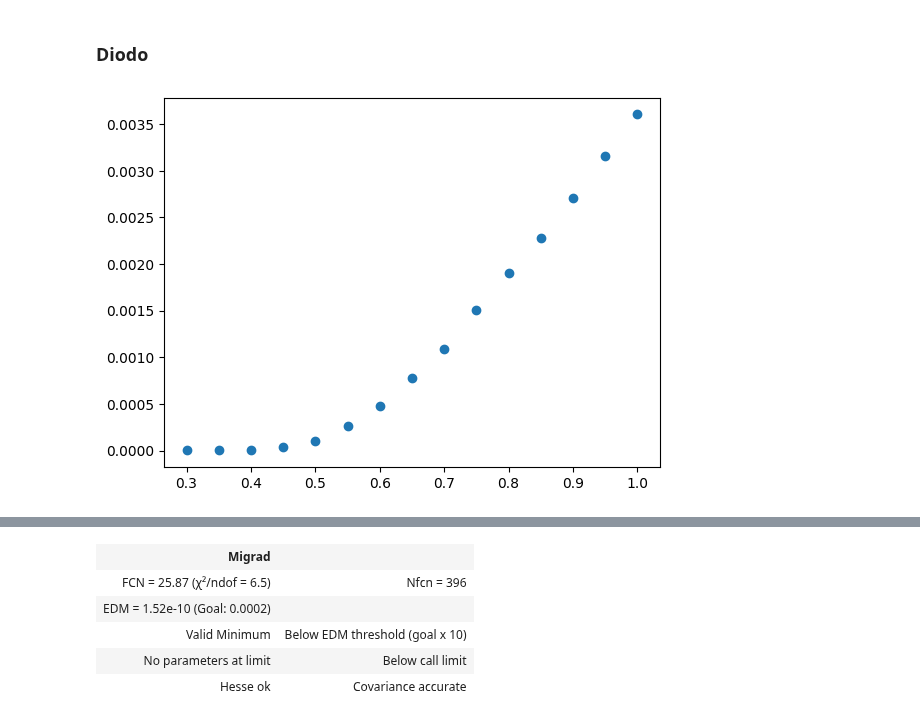
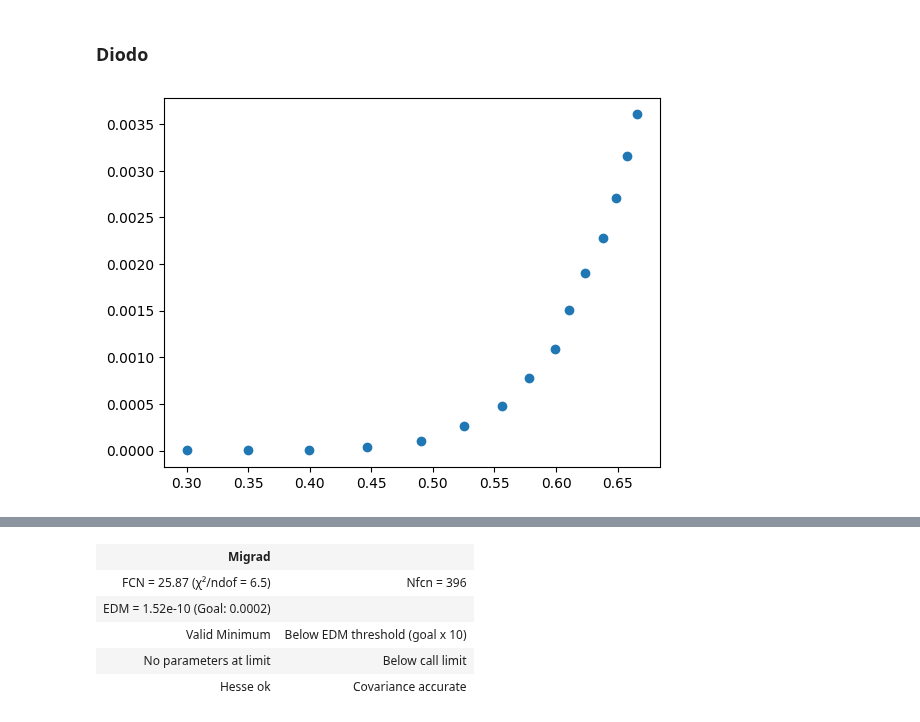
Before and after one commit to ARossiUnimib/Laboratorio-2---Gruppo-21-A.A.-2023-24, a Jupyter notebook: Notebooks/Circuiti 1/Circuiti_1.ipynb, the cells around one changed output, grey strips where cells are left out. Saved outputs shown, nothing was run; the diff lists cells and outputs as text; code cells hidden in the pictures.

```diff
--- a/Notebooks/Circuiti 1/Circuiti_1.ipynb
+++ b/Notebooks/Circuiti 1/Circuiti_1.ipynb
@@ -10,11 +12,32 @@ import matplotlib.pyplot as plt
 ### Misura resistanza interna voltmetro e amperometro
 # %%
 #amperometro
-R = np.array([10, 110, 200, 300, 400]) #ohm (errore 1% + 0.2 ohm)
-V = np.array([0.1, 0.1, 1, 1, 1]) #volt
-I = np.array([0.9593, 0.5017, 3.3891, 2.5475, 2.0320]) #milliampere
+R_senzaerr = np.array([10, 110, 200, 300, 400]) #ohm (errore 1% + 0.2 ohm)
+R = []
+for i in range(len(R_senzaerr)):
+    R.append( ufloat(R_senzaerr[i], R_senzaerr[i] * 0.01 + 0.2) )
 
-R_amp = V/(I * 10 ** (-3)) - R
+
+V_senzaerr = np.array([0.1, 0.1, 1, 1, 1]) #volt
+V = []
+for i in range(len(V_senzaerr)):
+    V.append( ufloat(V_senzaerr[i], V_senzaerr[i] * 0.01) )
+
+I_senzaerr = np.array([0.9593, 0.5017, 3.3891, 2.5475, 2.0320]) #milliampere
+I = []
+for i in range(len(I_senzaerr)):
+    I.append( ufloat(I_senzaerr[i], I_senzaerr[i] * 0.01) )
+
+R_amp = []
+for i in range(len(R)):
+    R_amp.append( V[i]/(I[i] * 10 ** (-3)) - R[i] )
+
 print(R_amp)
-print(R_amp.mean())
+
+sum = 0
+for i in range(len(R_amp)):
+    sum = sum + R_amp[i]
+
+R_amp_mean = sum / len(R_amp)
+print(R_amp_mean)
 # %% [output]
@@ -321,10 +277,12 @@ I = np.array([0.35 * 10 ** (-6), 1.75 * 10 ** (-6), 7.02 * 10 ** (-6), 34.57 * 1
               266.55 * 10 ** (-6), 475.20 * 10 ** (-6), 0.7733 * 10 ** (-3), 1.0909 * 10 ** (-3), 1.5022 * 10 ** (-3), \
               1.9036 * 10 ** (-3), 2.2827 * 10 ** (-3), 2.712 * 10 ** (-3), 3.1533 * 10 ** (-3), 3.6035 * 10 ** (-3), \
                 ]) #ampere
-I_err = I * 0.1
+I_err = I * 0.01
+
+V_eff = V - R_amp_mean.nominal_value * I
 # %%
 fig,ax = plt.subplots(1,1)
-plt.scatter(V, I)
+plt.scatter(V_eff, I)
 plt.show()
 # %% [output]
-[figure, old version]
+[figure, new version]
```
Also changed, not shown: parts of 17 cells of this notebook.
